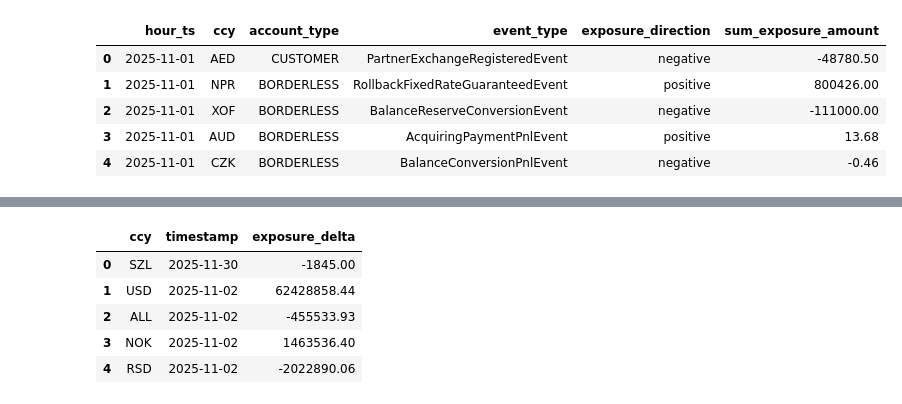
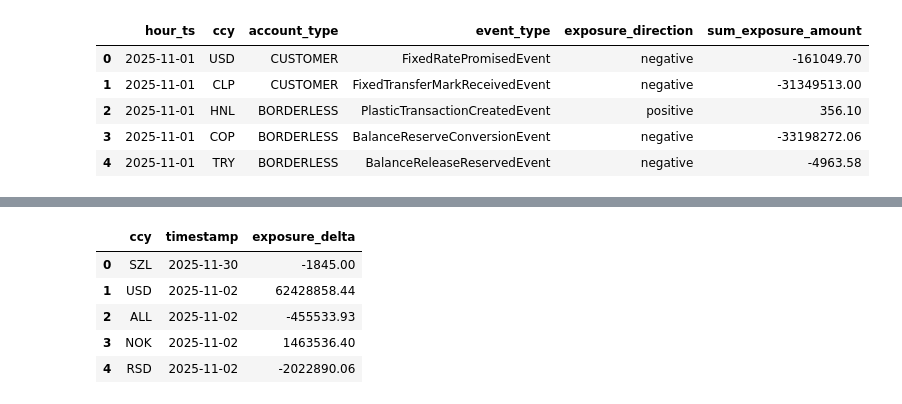
Before and after one commit to joshuachoy0711/projects, a Jupyter notebook: exposure_change.ipynb, the cells around one changed output, grey strips where cells are left out. Cells and saved outputs as stored; diff of their text form; code cells hidden in the pictures.

```diff
--- a/exposure_change.ipynb
+++ b/exposure_change.ipynb
@@ -43,25 +43,25 @@ t1 = "2025-12-31 00:00:00"
 # %%
 # getting exposure data
 
 event_df = snowflake_client.fetch(f"""
 SELECT TO_TIMESTAMP(HOUR_TS) as HOUR_TS,
        CCY,
        ACCOUNT_TYPE,
        EVENT_TYPE,
        EXPOSURE_DIRECTION,
        SUM_EXPOSURE_AMOUNT
 FROM ANALYTICS_DB.RPT_TREASURY.WEEKEND_FEATURES_EXPOSURE_EVENTS_HOURLY
 WHERE HOUR_TS >= '{t}'
     AND HOUR_TS <= '{t1}'
     order by hour_ts
-    limit 500;
+    limit 5000;
 """)
 
 event_df.head()
 # %% [output]
 |  | hour_ts | ccy | account_type | event_type | exposure_direction | sum_exposure_amount |
-| 0 | 2025-11-01 | AED | CUSTOMER | PartnerExchangeRegisteredEvent | negative | -48780.50 |
-| 1 | 2025-11-01 | NPR | BORDERLESS | RollbackFixedRateGuaranteedEvent | positive | 800426.00 |
-| 2 | 2025-11-01 | XOF | BORDERLESS | BalanceReserveConversionEvent | negative | -111000.00 |
-| 3 | 2025-11-01 | AUD | BORDERLESS | AcquiringPaymentPnlEvent | positive | 13.68 |
-| 4 | 2025-11-01 | CZK | BORDERLESS | BalanceConversionPnlEvent | negative | -0.46 |
+| 0 | 2025-11-01 | USD | CUSTOMER | FixedRatePromisedEvent | negative | -161049.70 |
+| 1 | 2025-11-01 | CLP | CUSTOMER | FixedTransferMarkReceivedEvent | negative | -31349513.00 |
+| 2 | 2025-11-01 | HNL | BORDERLESS | PlasticTransactionCreatedEvent | positive | 356.10 |
+| 3 | 2025-11-01 | COP | BORDERLESS | BalanceReserveConversionEvent | negative | -33198272.06 |
+| 4 | 2025-11-01 | TRY | BORDERLESS | BalanceReleaseReservedEvent | negative | -4963.58 |
```
Also changed, not shown: parts of 5 cells of this notebook, 1 other file.
